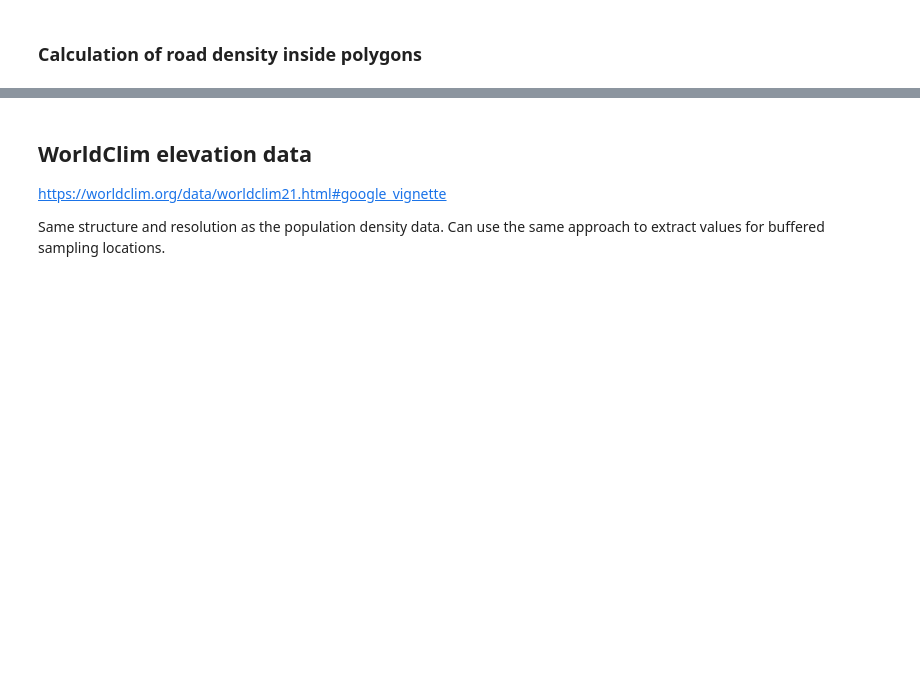
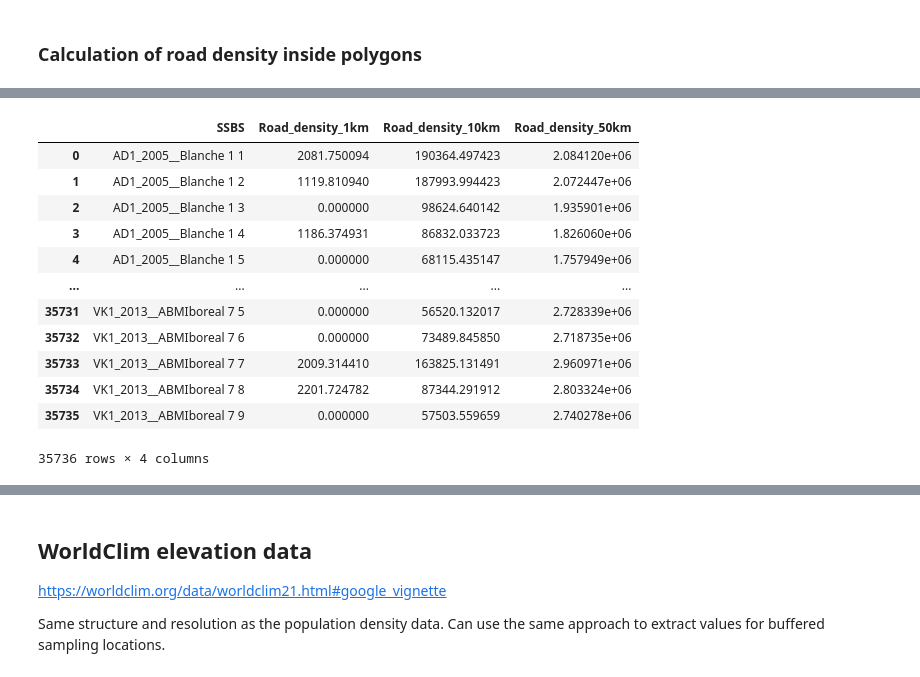
Before and after one commit to j-nystrom/biodiversity-impacts, a Jupyter notebook: notebooks/geodata_processing_v2.ipynb, the cells around one changed output, grey strips where cells are left out. Cells and saved outputs as stored; diff of their text form; code cells hidden in the pictures; blank space fills up the shorter version.

Commit message:
finalized road intersection calcs

```diff
--- a/notebooks/geodata_processing_v2.ipynb
+++ b/notebooks/geodata_processing_v2.ipynb
@@ -569,0 +476,42 @@ gdf_road_density.head()
+# %%
+road_paths = [
+    "../../data/gROADS/oceania/groads-v1-oceania.shp",
+    "../../data/gROADS/europe/groads-v1-europe.shp",
+    "../../data/gROADS/africa/groads-v1-africa.shp",
+    "../../data/gROADS/asia/groads-v1-asia.shp",
+    "../../data/gROADS/americas/groads-v1-americas.shp",
+]
+
+un_subregions = [
+    "Oceania",
+    "Europe",
+    "Africa",
+    "Asia",
+    "Americas",
+]
+
+region_path_tuples = list(zip(un_subregions, road_paths))
+# %%
+# Set buffer distances
+buffer_dist_km = [1, 10, 50]
+# %%
+df_road_density = pd.DataFrame()
+
+for region, path in region_path_tuples:
+    start = time.time()
+
+    gdf_roads = gpd.GeoDataFrame(gpd.read_file(path)["geometry"])
+    gdf_sites_loc = gdf_sites[gdf_sites["UN_region"] == region].copy()
+
+    end = time.time()
+    runtime = str(timedelta(seconds=end - start))
+    print(f"Data for {region} loaded: {runtime}")
+
+    start = time.time()
+
+    df_result = run_road_density_extraction(gdf_sites_loc, gdf_roads, buffer_dist_km)
+    end = time.time()
+    runtime = str(timedelta(seconds=end - start))
+    print(f"Data for {region} processed: {runtime}")
+
+    df_road_density = pd.concat([df_road_density, df_result], ignore_index=True)
@@ -569,0 +529,16 @@ gdf_road_density.head()
+# %%
+df_road_density
+# %% [output]
+|  | SSBS | Road_density_1km | Road_density_10km | Road_density_50km |
+| 0 | AD1_2005__Blanche 1 1 | 2081.750094 | 190364.497423 | 2.084120e+06 |
+| 1 | AD1_2005__Blanche 1 2 | 1119.810940 | 187993.994423 | 2.072447e+06 |
+| 2 | AD1_2005__Blanche 1 3 | 0.000000 | 98624.640142 | 1.935901e+06 |
+| 3 | AD1_2005__Blanche 1 4 | 1186.374931 | 86832.033723 | 1.826060e+06 |
+| 4 | AD1_2005__Blanche 1 5 | 0.000000 | 68115.435147 | 1.757949e+06 |
+| ... | ... | ... | ... | ... |
+| 35731 | VK1_2013__ABMIboreal 7 5 | 0.000000 | 56520.132017 | 2.728339e+06 |
+| 35732 | VK1_2013__ABMIboreal 7 6 | 0.000000 | 73489.845850 | 2.718735e+06 |
+| 35733 | VK1_2013__ABMIboreal 7 7 | 2009.314410 | 163825.131491 | 2.960971e+06 |
+| 35734 | VK1_2013__ABMIboreal 7 8 | 2201.724782 | 87344.291912 | 2.803324e+06 |
+| 35735 | VK1_2013__ABMIboreal 7 9 | 0.000000 | 57503.559659 | 2.740278e+06 |
+35736 rows × 4 columns
```
Also changed, not shown: parts of 38 cells of this notebook.
